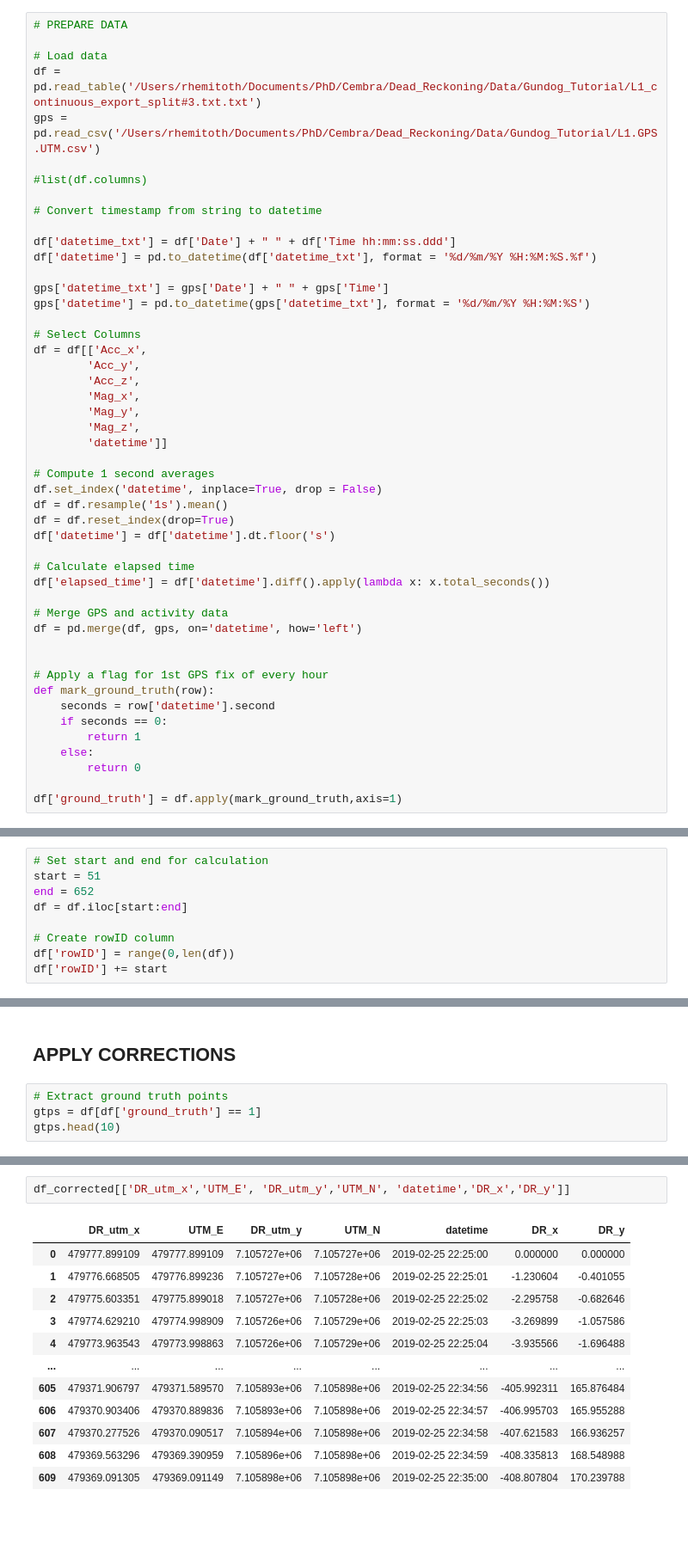
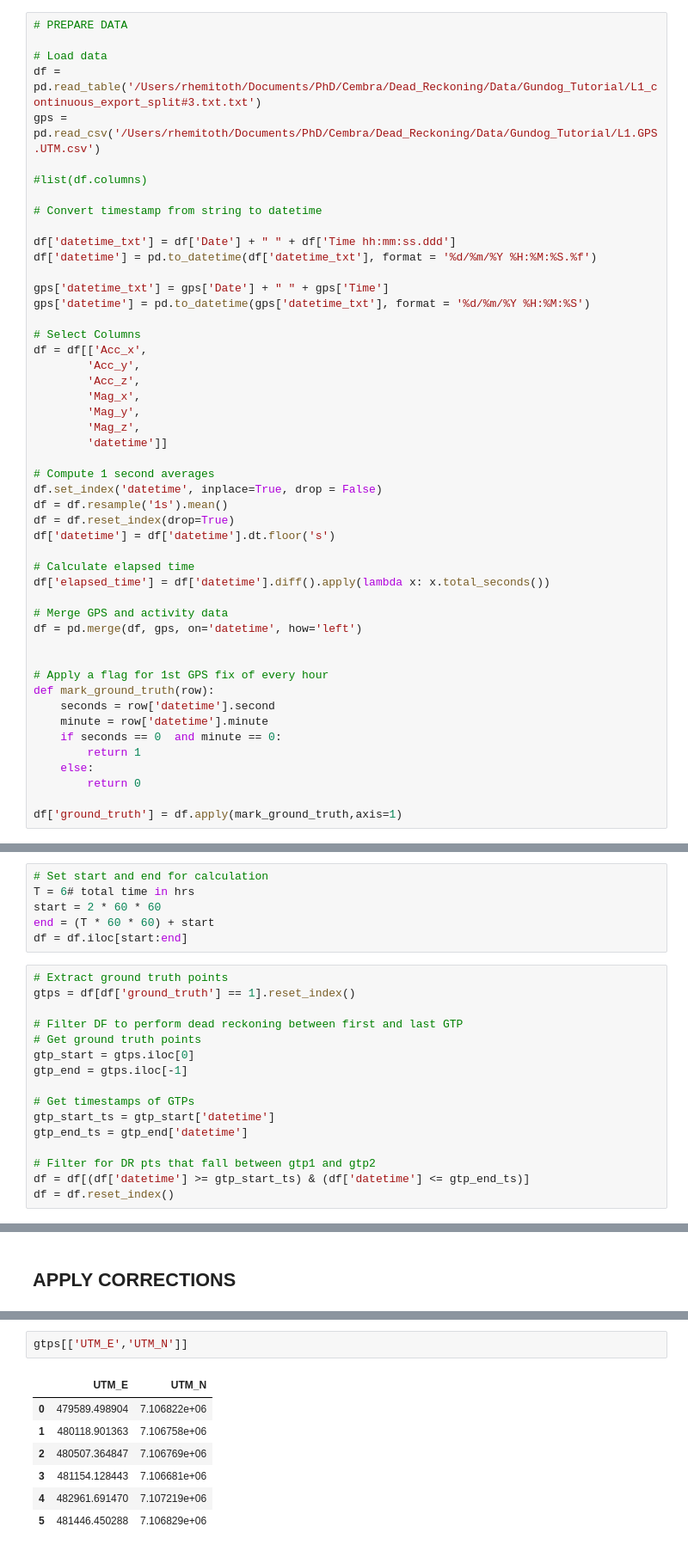
Before and after one commit to rhemitoth/Dead_Reckoning_Python, a Jupyter notebook: Dead_Reckoning_Working.ipynb, the cells around one changed output, grey strips where cells are left out. Shown: that part at 86% size. Cells and saved outputs as stored; diff of their text form; blank space fills up the shorter version.

```diff
--- a/Dead_Reckoning_Working.ipynb
+++ b/Dead_Reckoning_Working.ipynb
@@ -51,7 +53,8 @@ df = pd.merge(df, gps, on='datetime', how='left')
 # Apply a flag for 1st GPS fix of every hour
 def mark_ground_truth(row):
     seconds = row['datetime'].second
-    if seconds == 0:
+    minute = row['datetime'].minute
+    if seconds == 0  and minute == 0:
         return 1
     else:
         return 0
@@ -356,13 +310,26 @@ df.head(10)
 ## STEP 7: PERFORM DEAD RECKONING CALCULATION
 # %%
 # Set start and end for calculation
-start = 51
-end = 652
+T = 6# total time in hrs
+start = 2 * 60 * 60
+end = (T * 60 * 60) + start
 df = df.iloc[start:end]
-
-# Create rowID column
-df['rowID'] = range(0,len(df))
-df['rowID'] += start
+# %%
+# Extract ground truth points
+gtps = df[df['ground_truth'] == 1].reset_index()
+
+# Filter DF to perform dead reckoning between first and last GTP
+# Get ground truth points
+gtp_start = gtps.iloc[0]
+gtp_end = gtps.iloc[-1]
+
+# Get timestamps of GTPs
+gtp_start_ts = gtp_start['datetime']
+gtp_end_ts = gtp_end['datetime']
+
+# Filter for DR pts that fall between gtp1 and gtp2
+df = df[(df['datetime'] >= gtp_start_ts) & (df['datetime'] <= gtp_end_ts)]
+df = df.reset_index()
 # %%
 # Initialize the transformation matrix
 transformation_matrix = np.eye(4)
@@ -463,6 +430,2 @@ plt.show()
 # %% [markdown]
 ## APPLY CORRECTIONS
-# %%
-# Extract ground truth points
-gtps = df[df['ground_truth'] == 1]
-gtps.head(10)
@@ -632,15 +591,10 @@ dr1:[-6.62775771][-60.54754793]
 # %%
-df_corrected[['DR_utm_x','UTM_E', 'DR_utm_y','UTM_N', 'datetime','DR_x','DR_y']]
+gtps[['UTM_E','UTM_N']]
 # %% [output]
-|  | DR_utm_x | UTM_E | DR_utm_y | UTM_N | datetime | DR_x | DR_y |
-| 0 | 479777.899109 | 479777.899109 | 7.105727e+06 | 7.105727e+06 | 2019-02-25 22:25:00 | 0.000000 | 0.000000 |
-| 1 | 479776.668505 | 479776.899236 | 7.105727e+06 | 7.105728e+06 | 2019-02-25 22:25:01 | -1.230604 | -0.401055 |
-| 2 | 479775.603351 | 479775.899018 | 7.105727e+06 | 7.105728e+06 | 2019-02-25 22:25:02 | -2.295758 | -0.682646 |
-| 3 | 479774.629210 | 479774.998909 | 7.105726e+06 | 7.105729e+06 | 2019-02-25 22:25:03 | -3.269899 | -1.057586 |
-| 4 | 479773.963543 | 479773.998863 | 7.105726e+06 | 7.105729e+06 | 2019-02-25 22:25:04 | -3.935566 | -1.696488 |
-| ... | ... | ... | ... | ... | ... | ... | ... |
-| 605 | 479371.906797 | 479371.589570 | 7.105893e+06 | 7.105898e+06 | 2019-02-25 22:34:56 | -405.992311 | 165.876484 |
-| 606 | 479370.903406 | 479370.889836 | 7.105893e+06 | 7.105898e+06 | 2019-02-25 22:34:57 | -406.995703 | 165.955288 |
-| 607 | 479370.277526 | 479370.090517 | 7.105894e+06 | 7.105898e+06 | 2019-02-25 22:34:58 | -407.621583 | 166.936257 |
-| 608 | 479369.563296 | 479369.390959 | 7.105896e+06 | 7.105898e+06 | 2019-02-25 22:34:59 | -408.335813 | 168.548988 |
-| 609 | 479369.091305 | 479369.091149 | 7.105898e+06 | 7.105898e+06 | 2019-02-25 22:35:00 | -408.807804 | 170.239788 |
+|  | UTM_E | UTM_N |
+| 0 | 479589.498904 | 7.106822e+06 |
+| 1 | 480118.901363 | 7.106758e+06 |
+| 2 | 480507.364847 | 7.106769e+06 |
+| 3 | 481154.128443 | 7.106681e+06 |
+| 4 | 482961.691470 | 7.107219e+06 |
+| 5 | 481446.450288 | 7.106829e+06 |
```
Also changed, not shown: parts of 17 cells of this notebook, 2 other files.
